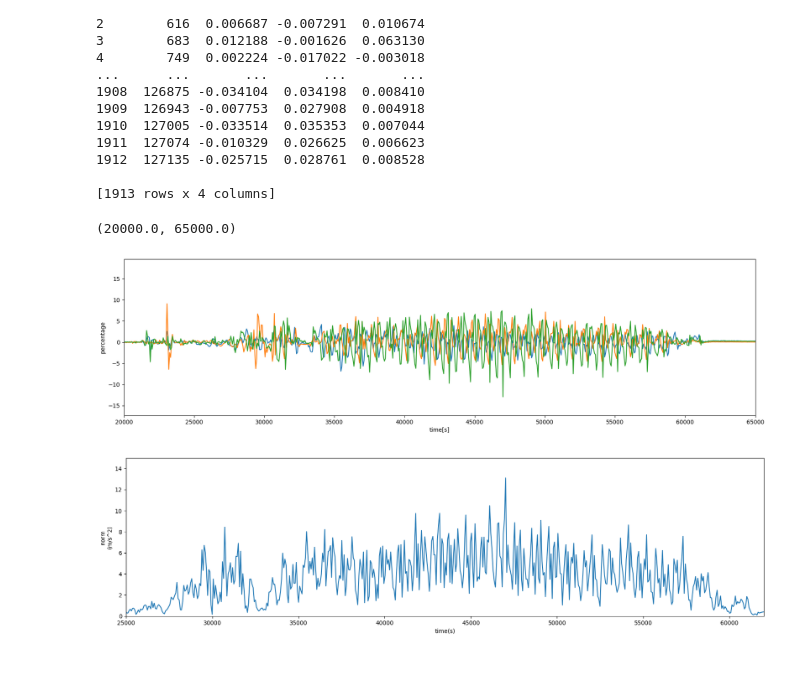
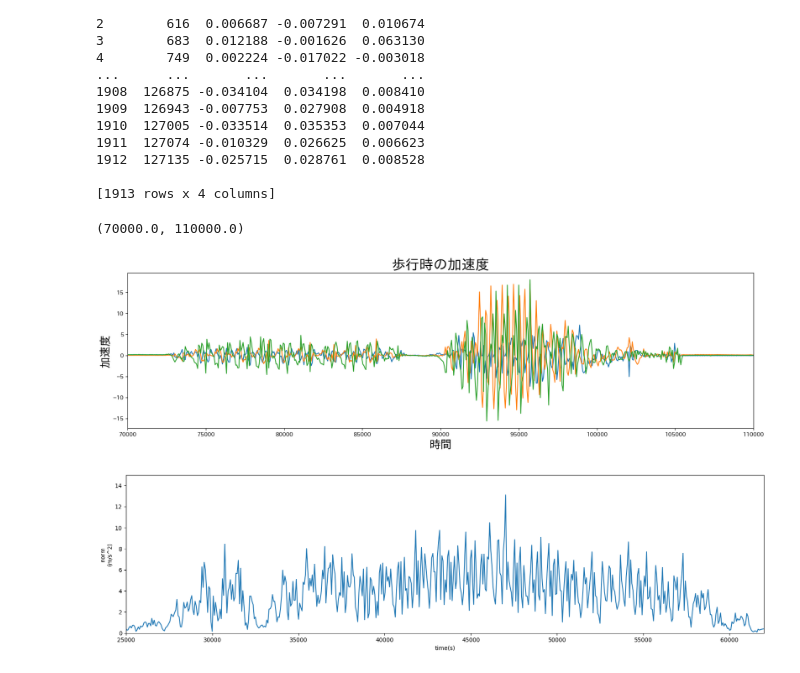
Before and after one commit to karasuneo/kajilab, a Jupyter notebook: 0626-0702/src/main.ipynb, the cells around one changed output. Cells and saved outputs as stored; diff of their text form; code cells hidden in the pictures.

```diff
--- a/0626-0702/jpyter/main.ipynb
+++ b/0626-0702/src/main.ipynb
@@ -90,16 +91,17 @@ print(raw_data_walk)
 # %%
 # 折線グラフを描画
 fig = plt.figure()
+plt.title('歩行時の加速度', fontsize=25)
 plt.plot(raw_data_walk['time'], raw_data_walk['x'])
 plt.plot(raw_data_walk['time'], raw_data_walk['y'])
 plt.plot(raw_data_walk['time'], raw_data_walk['z'])
-plt.xlabel('time[s]')
-plt.ylabel('percentage')
+plt.xlabel('時間', fontsize=20)
+plt.ylabel('加速度', fontsize=20)
 fig.set_size_inches(20, 5)
-plt.xlim(20000, 65000)
+plt.xlim(70000, 110000)
 # %% [output]
-(20000.0, 65000.0)
+(70000.0, 110000.0)
-[figure, old version]
+[figure, new version]
 # %%
 if __name__ == '__main__':
 
```
Also changed, not shown: parts of 4 cells of this notebook, 15 other files.
